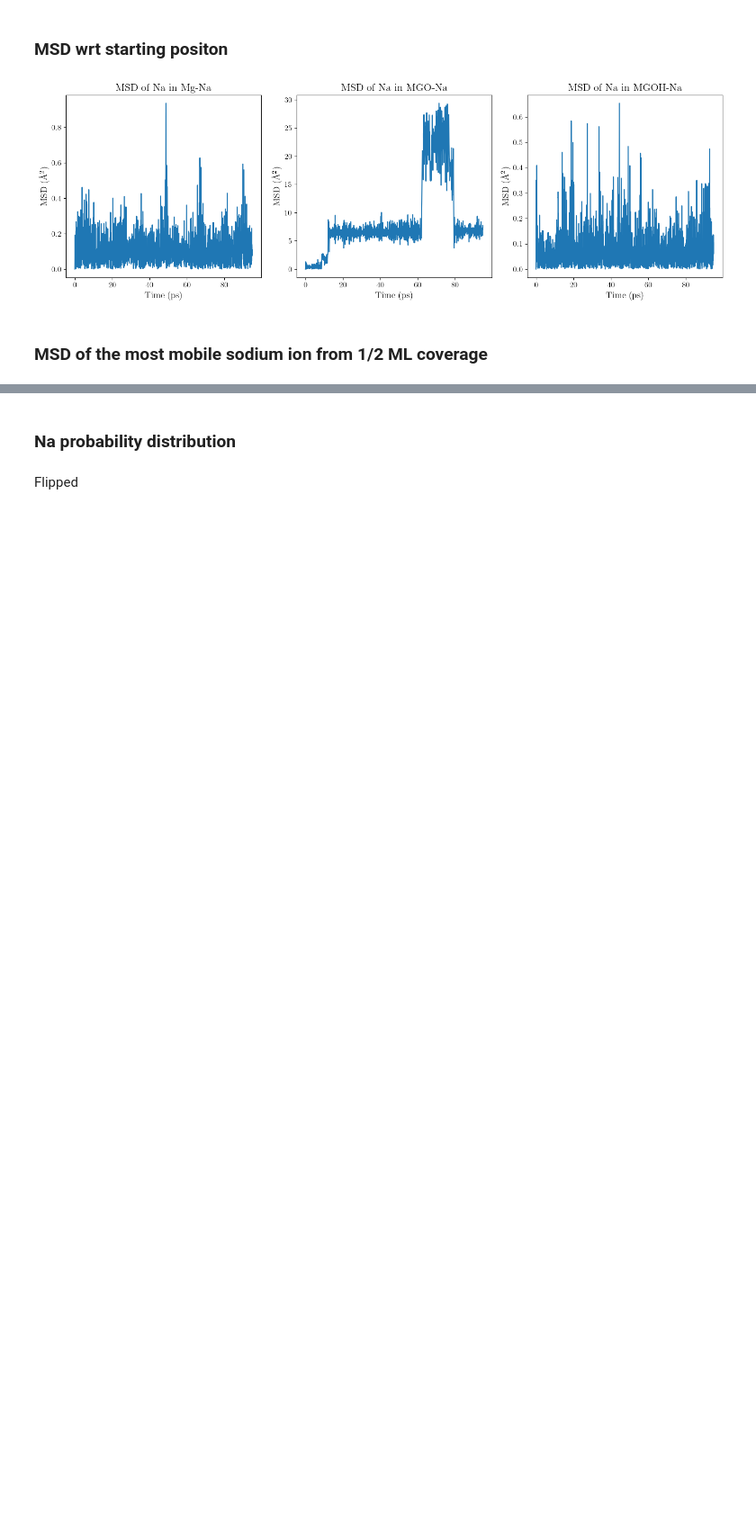
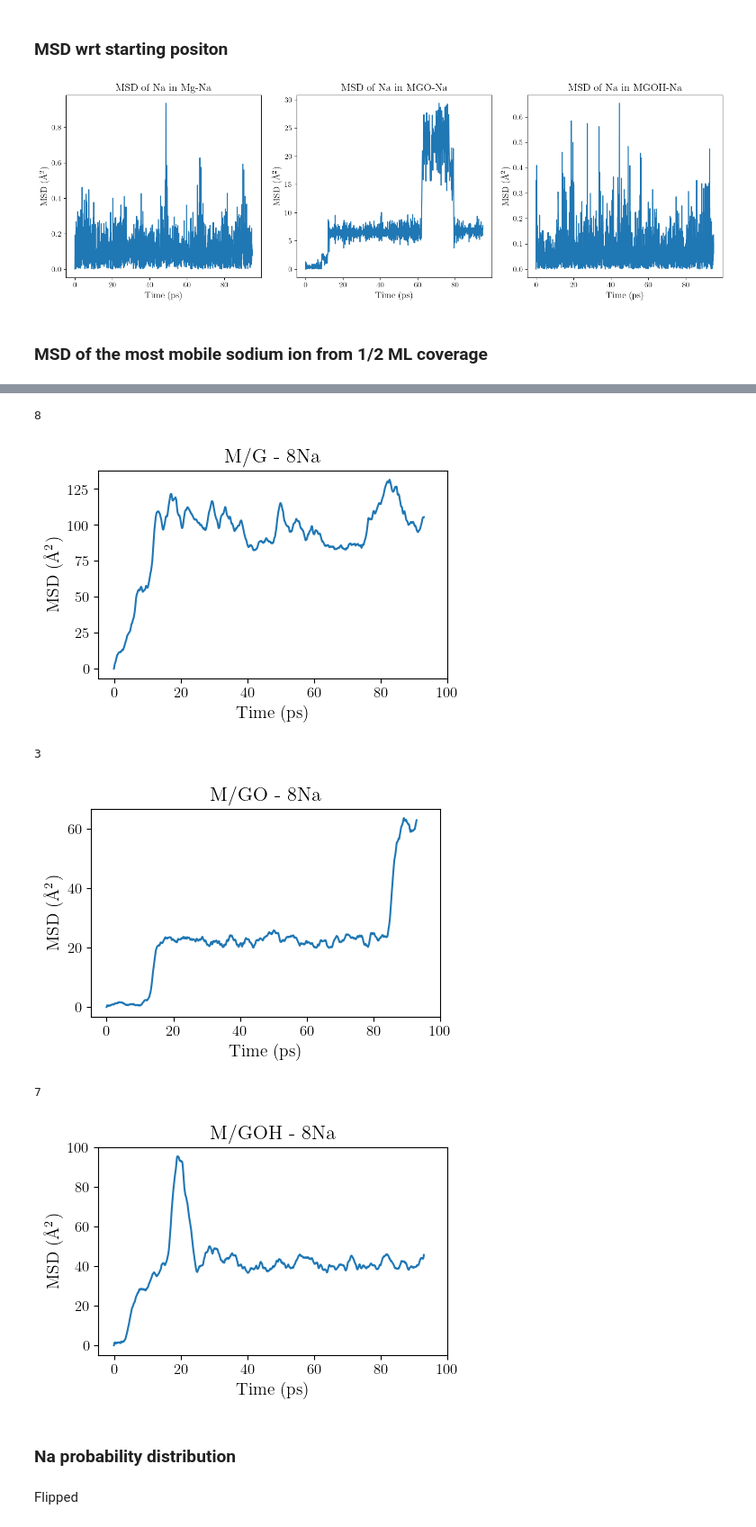
Before and after one commit to joehart2001/WA_MACE-MP-0, a Jupyter notebook: na_analysis.ipynb, the cells around one changed output, grey strips where cells are left out. Shown at 90% size. Saved outputs shown, nothing was run; the diff lists cells and outputs as text; code cells hidden in the pictures; blank space fills up the shorter version.

```diff
--- a/na_analysis.ipynb
+++ b/na_analysis.ipynb
@@ -624,3 +660,75 @@ plt.show()
+# %%
+import numpy as np
+import matplotlib.pyplot as plt
+
+
+data = [mg_na_many_flip_norelax_traj_500_100000, mgo_na_many_flip_norelax_traj_500_100000, mgoh_na_many_flip_norelax_traj_500_100000]
+labels = ['M/G - 8Na', 'M/GO - 8Na', 'M/GOH - 8Na']
+
+for traj, label in zip(data, labels):
+    # Get sodium indices
+    sodium_indices = [i for i, atom in enumerate(traj[0]) if atom.symbol == 'Na']
+    num_na = len(sodium_indices)
+
+    # Prepare MSD calculations
+    n_frames = len(traj)
+    max_tau = n_frames - 1
+
+    time_step = 1  # Adjust based on your trajectory timestep
+    time_axis = np.arange(1, max_tau) * time_step / 100  # Convert to ps
+
+    # Store MSD values for migrating Na ions
+    msd_list = []
+
+    # Loop over all Na ions
+    for na_index in sodium_indices:
+        positions = np.array([atoms[na_index].position for atoms in traj])  # Get positions for this Na ion
+
+        window_size = 200
+        max_tau = n_frames - window_size
+
+        msd = np.zeros(max_tau)
+
+        for tau in range(1, max_tau):
+            displacements = positions[tau:tau+window_size] - positions[:window_size]
+            squared_displacements = np.sum(displacements**2, axis=1)
+            msd[tau] = np.mean(squared_displacements)  # moving average over window
+
+
+
+        # # Compute displacement from fixed initial position
+        initial_position = positions[0]  # Reference position
+        # displacements = positions - initial_position  # Displacement from start
+        # squared_displacements = np.sum(displacements**2, axis=1)  # Squared displacement
+        # msd = squared_displacements  # Directly use squared displacement
+
+        # Check if the Na ion has moved more than 1.6 Å in total
+        max_displacement = np.max(np.linalg.norm(positions - initial_position, axis=1))
+        if max_displacement > 3:
+            msd_list.append(msd)
+
+    print(len(msd_list))
+    sum_msd = np.sum(msd_list, axis=0)
+
+    time_step = 1  # Adjust based on your timestep
+    time_axis = np.arange(len(msd)) * time_step / 100  # Convert to ps
+
+
+    # Plot average MSD
+    plt.figure(figsize=(5, 3))
+    plt.plot(time_axis, sum_msd)
+    plt.xlabel("Time (ps)")
+    plt.ylabel(r"MSD ($\mathrm{\AA^2}$)")
+    plt.xticks(np.arange(0,120,20))
+    plt.title(label)
+    plt.show()
+# %% [output]
+8
+[figure, added]
+3
+[figure, added]
+7
+[figure, added]
 # %% [markdown]
 ### Na probability distribution
 # %%
```
Also changed, not shown: parts of 7 cells of this notebook, 2 other files.
